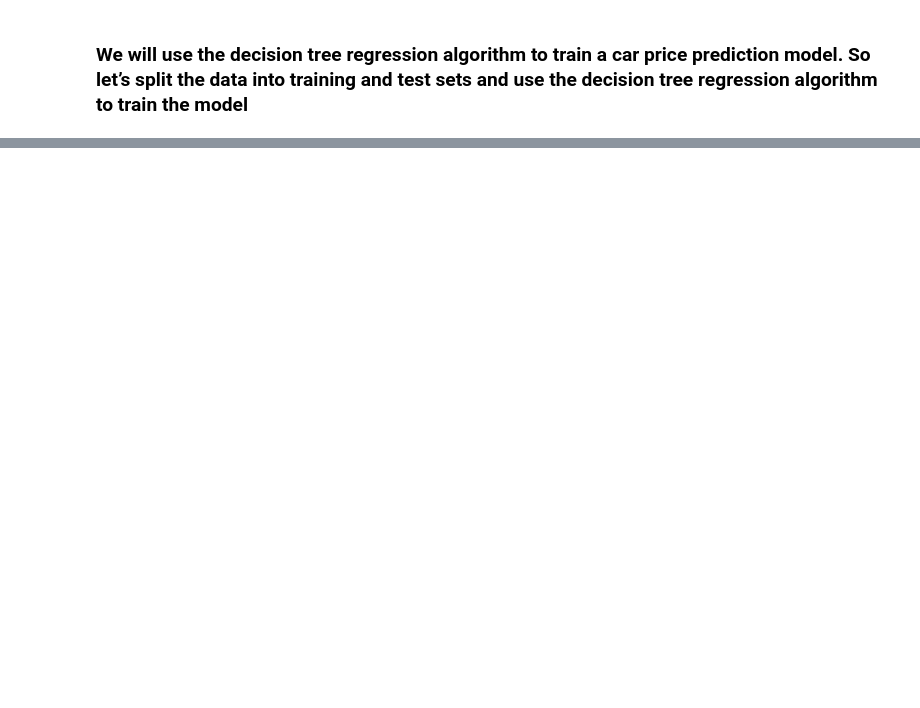
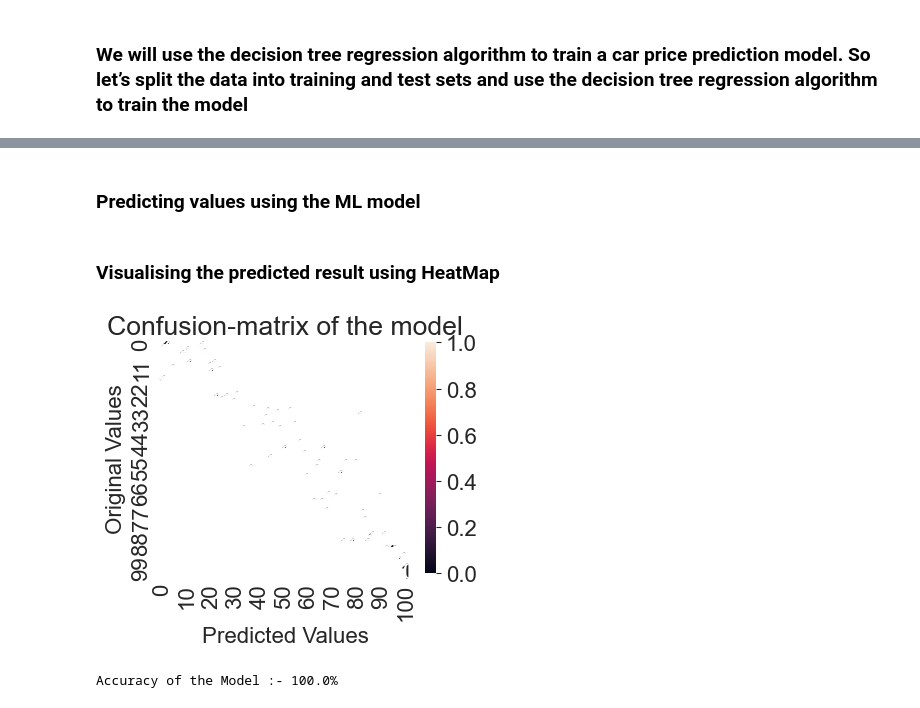
Before and after one commit to Gokul9404/OIBSIP, a Jupyter notebook: Task_3/task_3.ipynb, the cells around one changed output, grey strips where cells are left out. Cells and saved outputs as stored; diff of their text form; code cells hidden in the pictures; blank space fills up the shorter version.

Commit message:
Trained model for car_dataset (task-3)

```diff
--- a/Task_3/Oasis task 3.ipynb
+++ b/Task_3/task_3.ipynb
@@ -257,0 +259,6 @@ plt.show()
+# %%
+from sklearn.preprocessing import LabelEncoder
+
+le = LabelEncoder()
+
+New_data[['carbody', 'enginetype', 'drivewheel', "cylindernumber"]] = New_data[['carbody', 'enginetype', 'drivewheel', "cylindernumber"]].apply( le.fit_transform )
@@ -266,4 +287,4 @@ from sklearn.model_selection import train_test_split
 x = np.array(X_data)
 y = np.array(Y_data)
 
-xtrain, xtest, ytrain, ytest = train_test_split(x, y, test_size=0.2)
+xtrain, xtest, ytrain, ytest = train_test_split(x, y, test_size=0.3)
@@ -274,5 +299,24 @@ model.fit(xtrain, ytrain)
+# %% [markdown]
+### Predicting values using the ML model
 # %%
-predictions = model.predict(xtest)
+y_predict = model.predict(xtest)
+# %% [markdown]
+### Visualising the predicted result using HeatMap
+# %%
+from sklearn.metrics import confusion_matrix, accuracy_score, classification_report
+
+cn_mat = confusion_matrix(y_predict, ytest)
+# %%
+plt.figure(figsize=(4,3))
+sns.heatmap(cn_mat, annot=True)
+plt.title("Confusion-matrix of the model")
+plt.xlabel("Predicted Values")
+plt.ylabel("Original Values")
+plt.show()
+# %% [output]
+[figure, added]
 # %%
 from sklearn.metrics import mean_absolute_error
-model.score(xtest, predictions)
+print(f"Accuracy of the Model :- {model.score(xtest,y_predict)*100}%")
+# %% [output]
+Accuracy of the Model :- 100.0%
```
Also changed, not shown: parts of 7 cells of this notebook, 1 other file.
